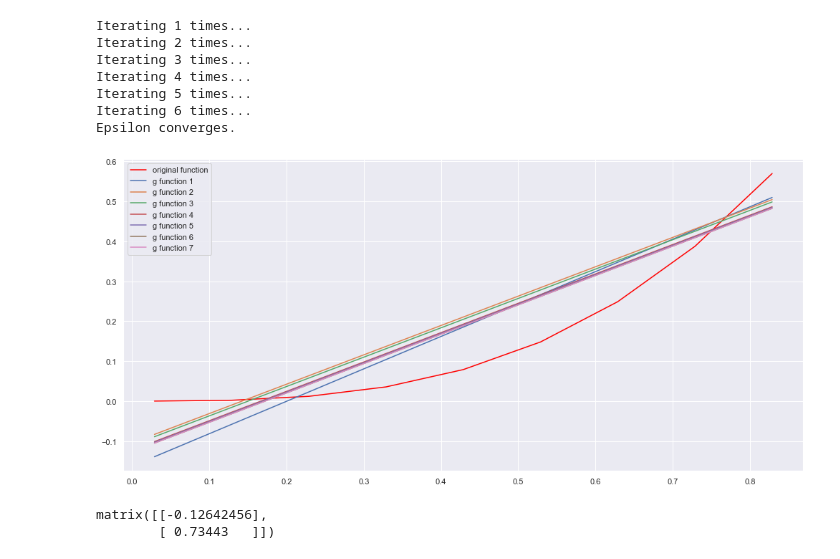
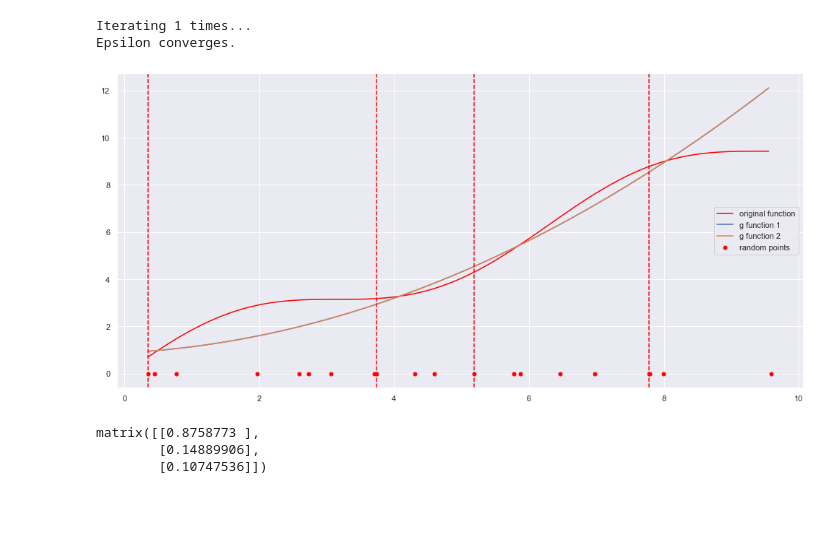
Before and after one commit to login-invalid/Exercise-Bin, a Jupyter notebook: Remez.ipynb, the cells around one changed output. Saved outputs shown, nothing was run; the diff lists cells and outputs as text; code cells hidden in the pictures; blank space fills up the shorter version.

```diff
--- a/Remez.ipynb
+++ b/Remez.ipynb
@@ -3,9 +3,10 @@ import numpy as np
 import matplotlib.pyplot as plt
 import seaborn as sns
 import pdb
+#np.random.seed(0)
 sns.set()
 def f(x):
-    return x**3
+    return np.sin(x) + x
 
 class Remez():
     def __init__(self,n = 2, fun_f = None, x_list_comb = []):
@@ -33,7 +34,7 @@ class Remez():
         self.choice = list(self.choice) # 标记选点
         self.choice.sort() # 排序
         self.x_list = [self.x_list_comb[i] for i in self.choice]
-        self.f_list = [self.fun_f(x) for x in self.x_list]
+        self.f_list = [self.f_list_comb[i] for i in self.choice]
         return
 
     def __plot_g(self,N):
@@ -79,8 +80,8 @@ class Remez():
                 idx = flag.index(1)
                 diff_idx = [np.abs(x-idx) for x in self.choice]
                 replace_idx = diff_idx.index(min(diff_idx))
-                sig_new = np.sign(self.fun_f(self.x_list_comb[idx]) - self.fun_g(self.x_list_comb[idx]))
-                sig_old1 = np.sign(self.fun_f(self.x_list_comb[self.choice[replace_idx]])
+                sig_new = np.sign(self.f_list_comb[idx] - self.fun_g(self.x_list_comb[idx]))
+                sig_old1 = np.sign(self.f_list_comb[self.choice[replace_idx]]
                                    - self.fun_g(self.x_list_comb[self.choice[replace_idx]]))
                 if sig_new*sig_old1 >= 0: # 通过方向决定替换对象
                     self.choice[replace_idx] = idx
@@ -92,25 +93,24 @@ class Remez():
 
                 self.choice.sort() # 排序
                 self.x_list = [self.x_list_comb[i] for i in self.choice]
-                self.f_list = [self.fun_f(x) for x in self.x_list]
+                self.f_list = [self.f_list_comb[i] for i in self.choice]
                 self.__fit()
                 N += 1
                 self.__plot_g(N)
         print("Epsilon converges.")
-        plt.legend()
+        plt.scatter(self.x_list_comb, [0]*len(self.x_list_comb), s=25, color = "red", label = "random points")
+        for i in range(len(self.x_list)):
+            plt.axvline(x = self.x_list[i],linestyle ="--",color = "red")
+        plt.legend(loc = "best")
         plt.show()
         return self.param_list
 # %%
-a = Remez(n=1,fun_f=f,x_list_comb=np.random.random(20))
+a = Remez(n=2,fun_f=f,x_list_comb = np.random.random(20)*10)
 a.main()
 # %% [output]
 Iterating 1 times...
-Iterating 2 times...
-Iterating 3 times...
-Iterating 4 times...
-Iterating 5 times...
-Iterating 6 times...
 Epsilon converges.
-[figure, old version]
+[figure, new version]
-matrix([[-0.12642456],
-        [ 0.73443   ]])
+matrix([[0.8758773 ],
+        [0.14889906],
+        [0.10747536]])
```
